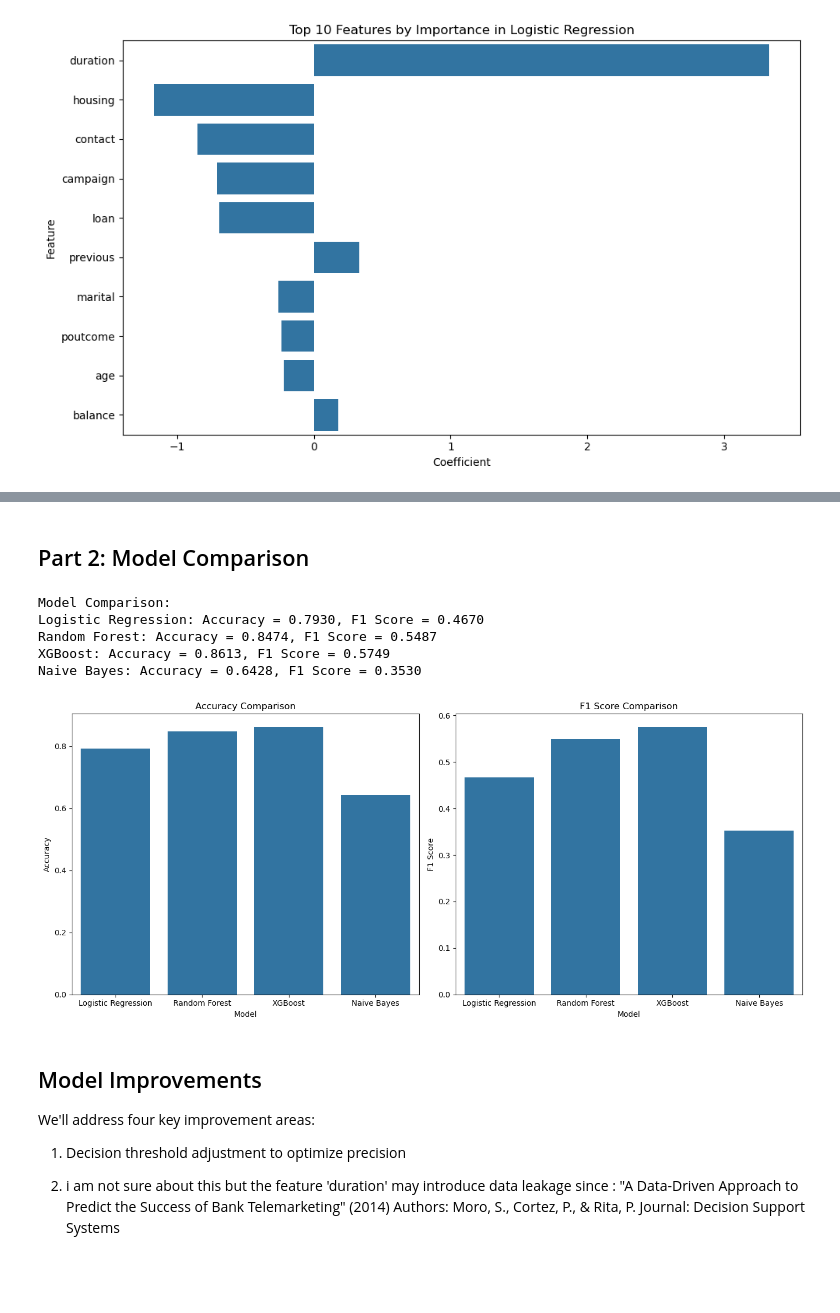
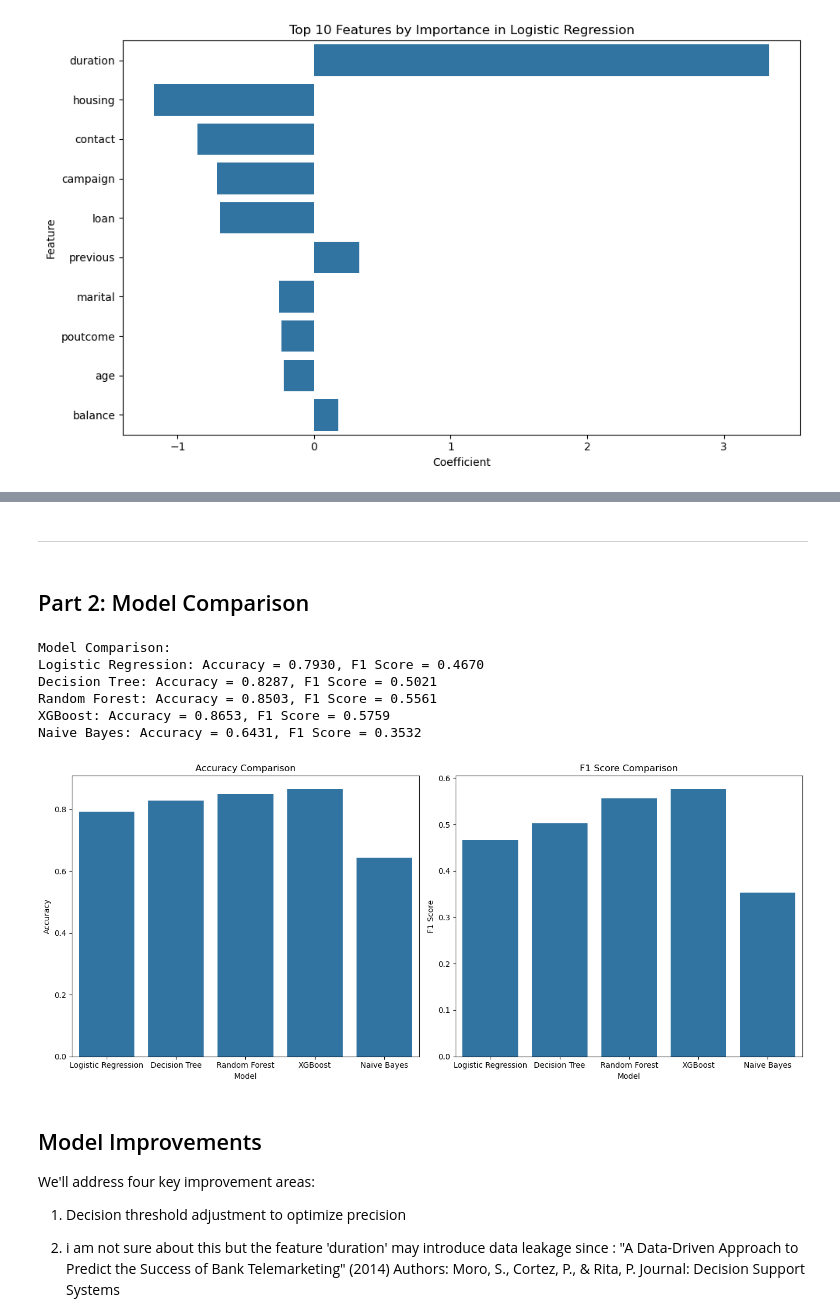
Before and after one commit to YXlh-64/ML-Workflow-Notebooks, a Jupyter notebook: preprocess.ipynb, the cells around one changed output, grey strips where cells are left out. Drawn from its saved outputs; the diff is of its cells as text; code cells hidden in the pictures; blank space fills up the shorter version.

Commit message:
Information based models are added

```diff
--- a/preprocess.ipynb
+++ b/preprocess.ipynb
@@ -376,0 +584,34 @@ plt.show()
+# %%
+from xgboost import XGBClassifier
+from sklearn.model_selection import RandomizedSearchCV
+from scipy.stats import randint, uniform
+
+xgb = XGBClassifier(random_state=42, use_label_encoder=False, eval_metric='logloss')
+
+param_dist = {
+    'n_estimators': randint(50, 300),
+    'max_depth': randint(3, 10),
+    'learning_rate': uniform(0.01, 0.3),
+    'subsample': uniform(0.6, 0.4),
+    'colsample_bytree': uniform(0.6, 0.4),
+    'gamma': randint(0, 6),
+    'min_child_weight': randint(1, 10)
+}
+
+random_search = RandomizedSearchCV(
+    estimator=xgb,
+    param_distributions=param_dist,
+    n_iter=50,
+    scoring='f1',
+    cv=5,
+    verbose=1,
+    n_jobs=-1,
+    random_state=42
+)
+
+random_search.fit(X_train, y_train)
+
+print("Best Parameters:", random_search.best_params_)
+print("Best Cross-Validation F1 Score:", random_search.best_score_)
+
+best_xgb = random_search.best_estimator_
@@ -377,38 +695,42 @@ plt.show()
+# %% [markdown]
+--------
 # %% [markdown]
 ## Part 2: Model Comparison
 # %%
 print("\nModel Comparison:")
 models = {
     'Logistic Regression': best_logistic,
-    'Random Forest': rfc,
-    'XGBoost': basic_model,
+    'Decision Tree': best_dtc,
+    'Random Forest': best_rfc,
+    'XGBoost': best_xgb,
     'Naive Bayes': nbc
 }
 
 results = []
 for name, model in models.items():
     y_pred = model.predict(X_test)
     acc = accuracy(y_test, y_pred)
     f1 = f1_score(y_test, y_pred)
     results.append({'Model': name, 'Accuracy': acc, 'F1 Score': f1})
     print(f"{name}: Accuracy = {acc:.4f}, F1 Score = {f1:.4f}")
 
 results_df = pd.DataFrame(results)
 
 fig, ax = plt.subplots(1, 2, figsize=(14, 6))
 sns.barplot(x='Model', y='Accuracy', data=results_df, ax=ax[0])
 ax[0].set_title('Accuracy Comparison')
 sns.barplot(x='Model', y='F1 Score', data=results_df, ax=ax[1])
 ax[1].set_title('F1 Score Comparison')
 plt.tight_layout()
 plt.show()
 # %% [output]
 Model Comparison:
 Logistic Regression: Accuracy = 0.7930, F1 Score = 0.4670
-Random Forest: Accuracy = 0.8474, F1 Score = 0.5487
-XGBoost: Accuracy = 0.8613, F1 Score = 0.5749
-Naive Bayes: Accuracy = 0.6428, F1 Score = 0.3530
+Decision Tree: Accuracy = 0.8287, F1 Score = 0.5021
+Random Forest: Accuracy = 0.8503, F1 Score = 0.5561
+XGBoost: Accuracy = 0.8653, F1 Score = 0.5759
+Naive Bayes: Accuracy = 0.6431, F1 Score = 0.3532
-[figure, old version]
+[figure, new version]
 # %% [markdown]
 ## Model Improvements
 
```
Also changed, not shown: parts of 40 cells of this notebook.
